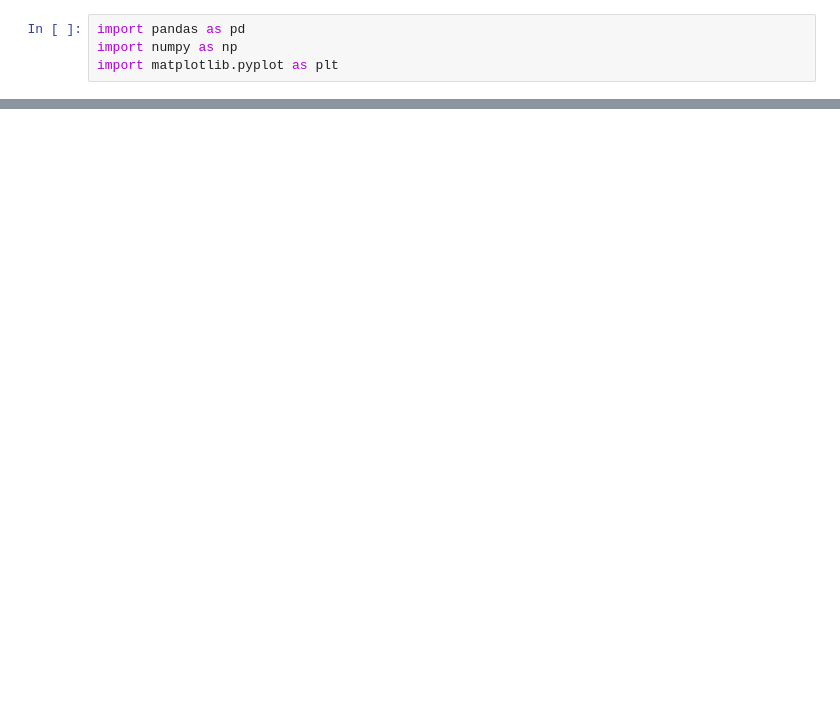
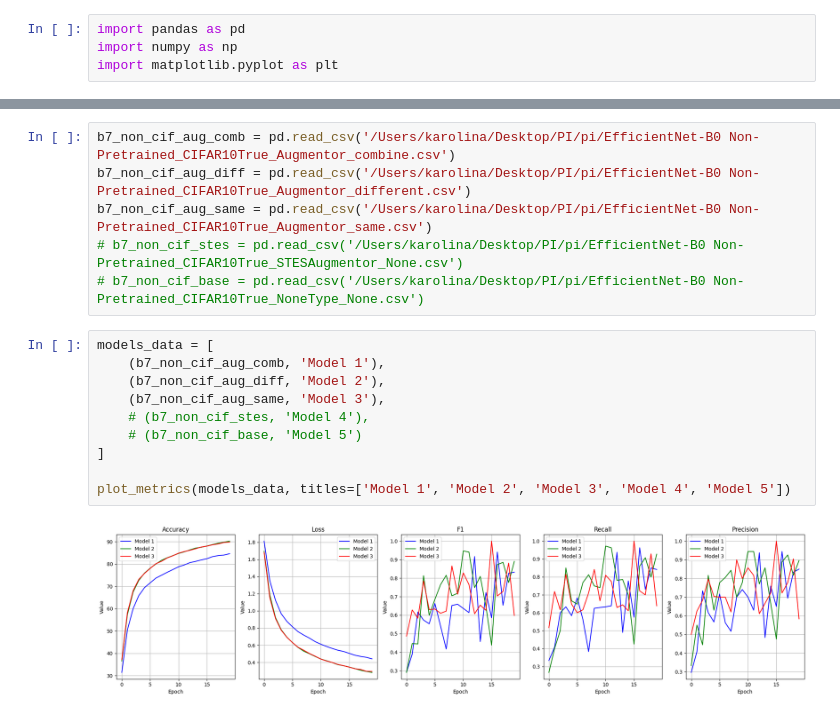
Before and after one commit to kaminskaz/Projekt-Interdyscyplinarny, a Jupyter notebook: code/test_notebooks/visualizations_ugly.ipynb, the cells around one changed output, grey strips where cells are left out. Drawn from its saved outputs; the diff is of its cells as text; blank space fills up the shorter version.

```diff
--- a/code/test_notebooks/visualizations_ugly.ipynb
+++ b/code/test_notebooks/visualizations_ugly.ipynb
@@ -61,0 +83,18 @@ plot_metrics(models_data, titles=['Model 1', 'Model 2', 'Model 3', 'Model 4'])
+# %%
+b7_non_cif_aug_comb = pd.read_csv('/Users/karolina/Desktop/PI/pi/EfficientNet-B0 Non-Pretrained_CIFAR10True_Augmentor_combine.csv')
+b7_non_cif_aug_diff = pd.read_csv('/Users/karolina/Desktop/PI/pi/EfficientNet-B0 Non-Pretrained_CIFAR10True_Augmentor_different.csv')
+b7_non_cif_aug_same = pd.read_csv('/Users/karolina/Desktop/PI/pi/EfficientNet-B0 Non-Pretrained_CIFAR10True_Augmentor_same.csv')
+# b7_non_cif_stes = pd.read_csv('/Users/karolina/Desktop/PI/pi/EfficientNet-B0 Non-Pretrained_CIFAR10True_STESAugmentor_None.csv')
+# b7_non_cif_base = pd.read_csv('/Users/karolina/Desktop/PI/pi/EfficientNet-B0 Non-Pretrained_CIFAR10True_NoneType_None.csv')
+# %%
+models_data = [
+    (b7_non_cif_aug_comb, 'Model 1'),
+    (b7_non_cif_aug_diff, 'Model 2'),
+    (b7_non_cif_aug_same, 'Model 3'),
+    # (b7_non_cif_stes, 'Model 4'),
+    # (b7_non_cif_base, 'Model 5')
+]
+
+plot_metrics(models_data, titles=['Model 1', 'Model 2', 'Model 3', 'Model 4', 'Model 5'])
+# %% [output]
+[figure, added]
```
Also changed, not shown: parts of 10 cells of this notebook.
